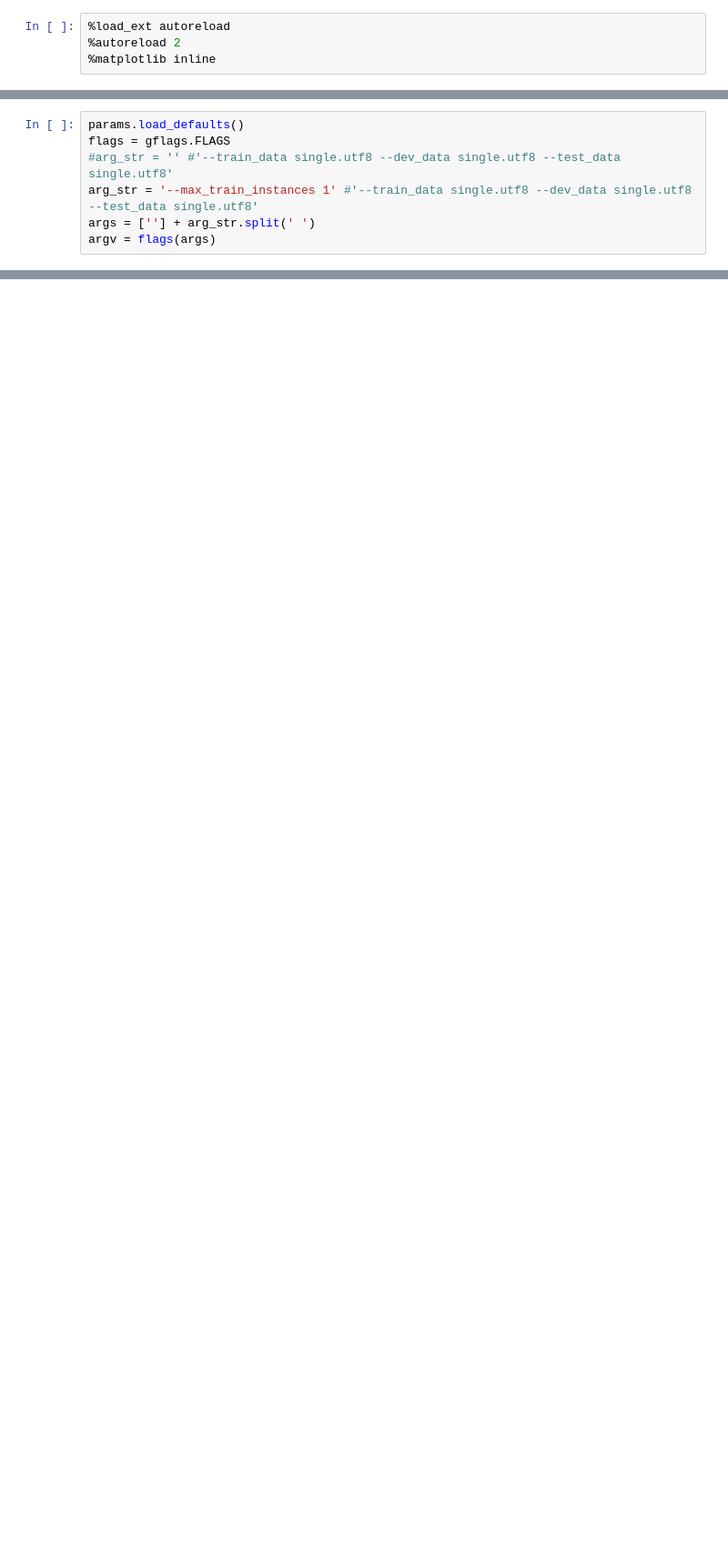
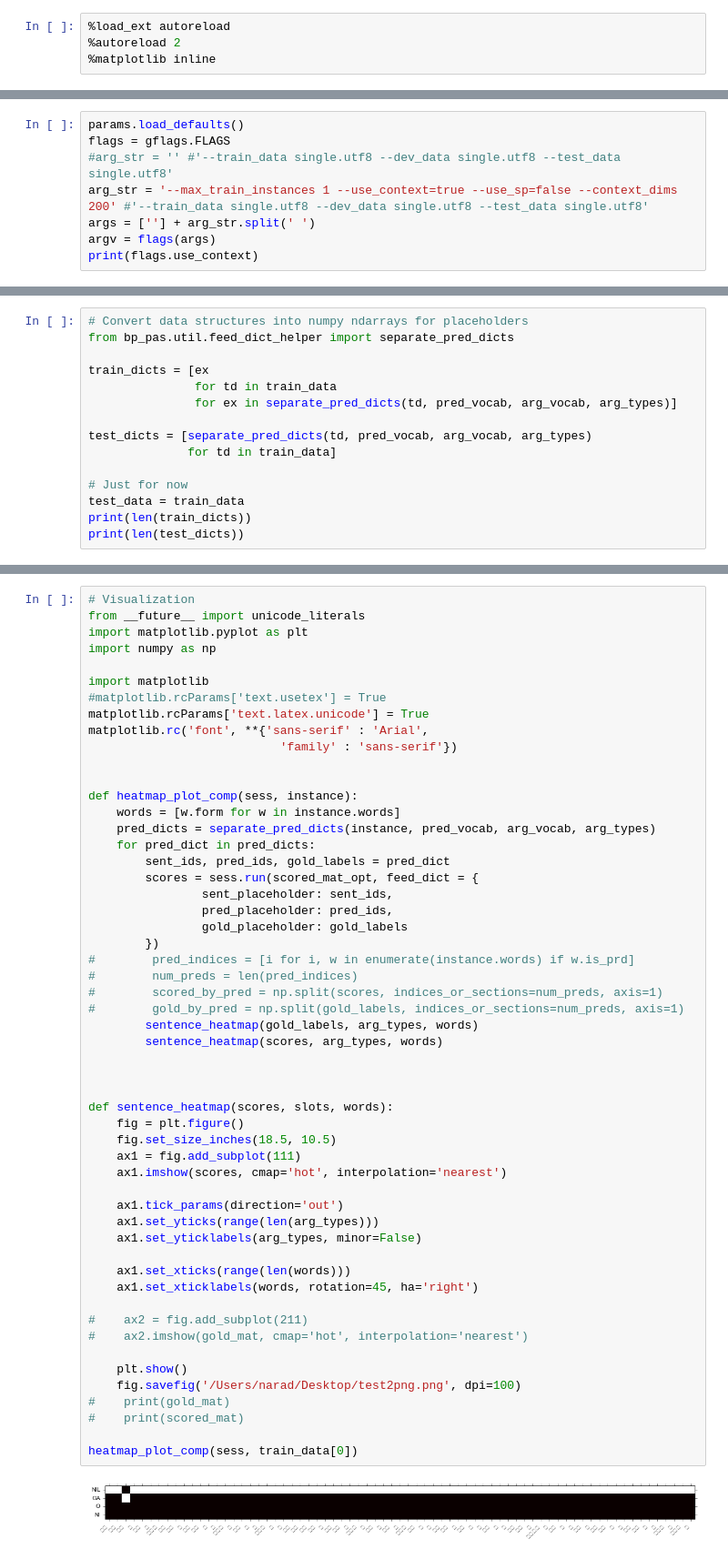
Before and after one commit to cambridgeltl/jp-pred-arg, a Jupyter notebook: ip_main.ipynb, the cells around one changed output, grey strips where cells are left out. Shown: that part at 91% size. Drawn from its saved outputs; the diff is of its cells as text; blank space fills up the shorter version.

```diff
--- a/ip_main.ipynb
+++ b/ip_main.ipynb
@@ -16,6 +17,7 @@ import numpy as np
 params.load_defaults()
 flags = gflags.FLAGS
 #arg_str = '' #'--train_data single.utf8 --dev_data single.utf8 --test_data single.utf8'
-arg_str = '--max_train_instances 1' #'--train_data single.utf8 --dev_data single.utf8 --test_data single.utf8'
+arg_str = '--max_train_instances 1 --use_context=true --use_sp=false --context_dims 200' #'--train_data single.utf8 --dev_data single.utf8 --test_data single.utf8'
 args = [''] + arg_str.split(' ')
 argv = flags(args)
+print(flags.use_context)
@@ -121,0 +137,15 @@ num_types = len(arg_types)
+# %%
+# Convert data structures into numpy ndarrays for placeholders
+from bp_pas.util.feed_dict_helper import separate_pred_dicts
+
+train_dicts = [ex
+               for td in train_data
+               for ex in separate_pred_dicts(td, pred_vocab, arg_vocab, arg_types)]
+
+test_dicts = [separate_pred_dicts(td, pred_vocab, arg_vocab, arg_types)
+              for td in train_data]
+
+# Just for now
+test_data = train_data
+print(len(train_dicts))
+print(len(test_dicts))
@@ -121,0 +271,56 @@ num_types = len(arg_types)
+# %%
+# Visualization
+from __future__ import unicode_literals
+import matplotlib.pyplot as plt
+import numpy as np
+
+import matplotlib
+#matplotlib.rcParams['text.usetex'] = True
+matplotlib.rcParams['text.latex.unicode'] = True
+matplotlib.rc('font', **{'sans-serif' : 'Arial',
+                           'family' : 'sans-serif'})
+
+
+def heatmap_plot_comp(sess, instance):
+    words = [w.form for w in instance.words]
+    pred_dicts = separate_pred_dicts(instance, pred_vocab, arg_vocab, arg_types)
+    for pred_dict in pred_dicts:
+        sent_ids, pred_ids, gold_labels = pred_dict
+        scores = sess.run(scored_mat_opt, feed_dict = {
+                sent_placeholder: sent_ids,
+                pred_placeholder: pred_ids,
+                gold_placeholder: gold_labels
+        })
+#        pred_indices = [i for i, w in enumerate(instance.words) if w.is_prd]
+#        num_preds = len(pred_indices)
+#        scored_by_pred = np.split(scores, indices_or_sections=num_preds, axis=1)
+#        gold_by_pred = np.split(gold_labels, indices_or_sections=num_preds, axis=1)
+        sentence_heatmap(gold_labels, arg_types, words)
+        sentence_heatmap(scores, arg_types, words)
+
+
+
+def sentence_heatmap(scores, slots, words):
+    fig = plt.figure()
+    fig.set_size_inches(18.5, 10.5)
+    ax1 = fig.add_subplot(111)
+    ax1.imshow(scores, cmap='hot', interpolation='nearest')
+
+    ax1.tick_params(direction='out')
+    ax1.set_yticks(range(len(arg_types)))
+    ax1.set_yticklabels(arg_types, minor=False)
+
+    ax1.set_xticks(range(len(words)))
+    ax1.set_xticklabels(words, rotation=45, ha='right')
+
+#    ax2 = fig.add_subplot(211)
+#    ax2.imshow(gold_mat, cmap='hot', interpolation='nearest')
+
+    plt.show()
+    fig.savefig('/Users/narad/Desktop/test2png.png', dpi=100)
+#    print(gold_mat)
+#    print(scored_mat)
+
+heatmap_plot_comp(sess, train_data[0])
+# %% [output]
+[figure, added]
```
Also changed, not shown: parts of 19 cells of this notebook, 3 other files.
